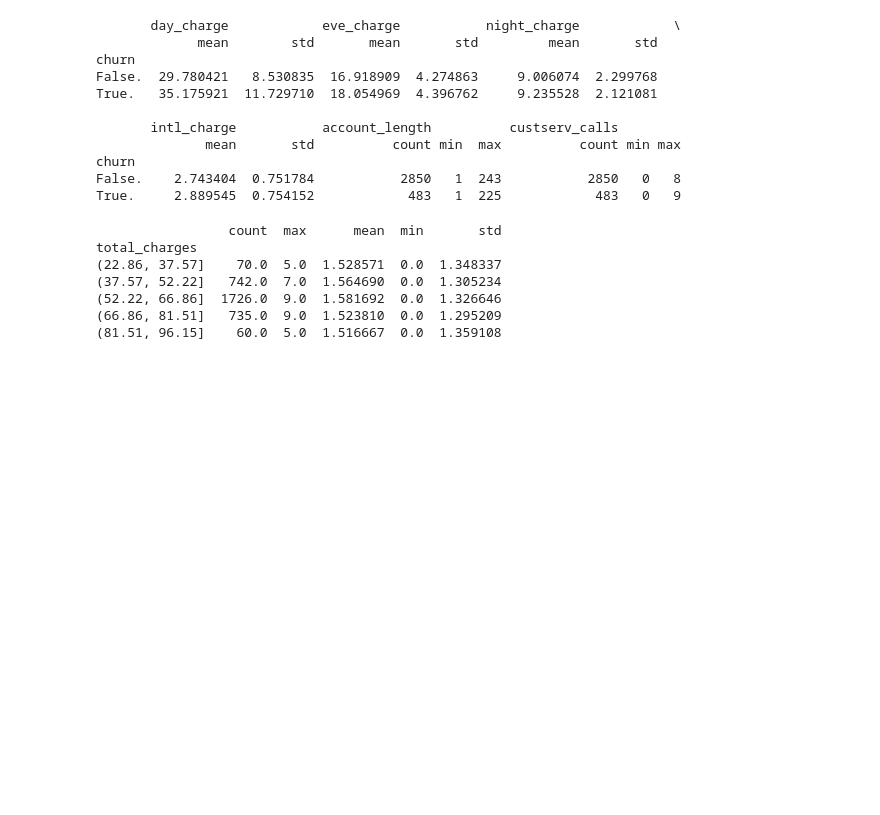
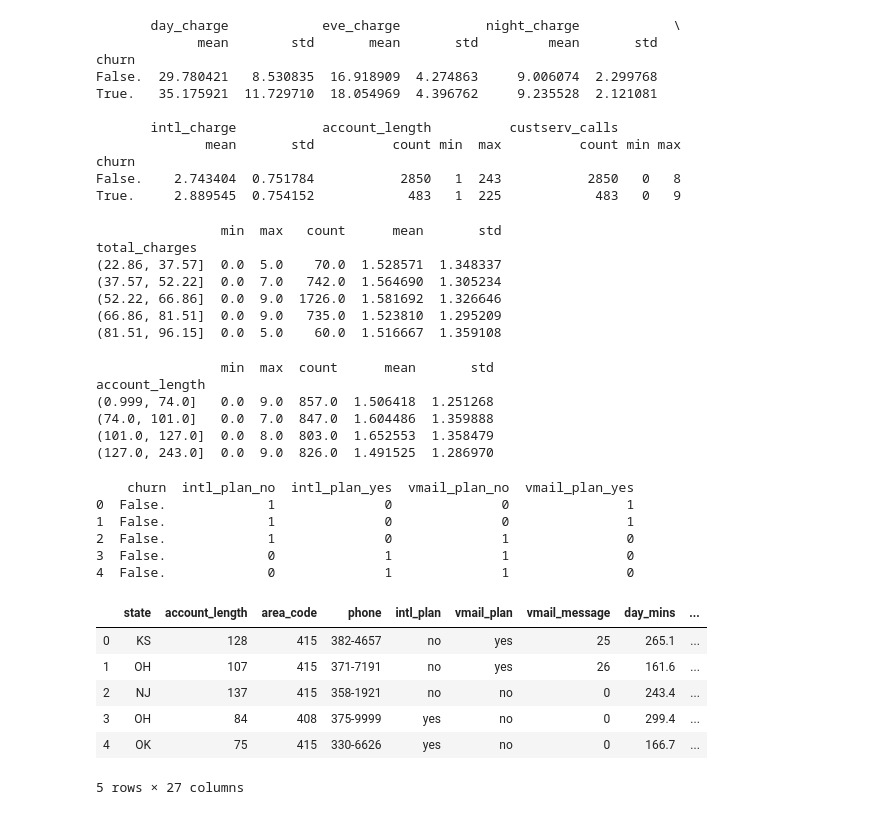
Before and after one commit to bill7845/jupyter_repo, a Jupyter notebook: jupyter_CODE/기술통계_모델링_고객이탈데이터.ipynb, the cells around one changed output. Drawn from its saved outputs; the diff is of its cells as text; code cells hidden in the pictures; blank space fills up the shorter version.

```diff
--- a/jupyter_CODE/기술통계_모델링_고객이탈데이터.ipynb
+++ b/jupyter_CODE/기술통계_모델링_고객이탈데이터.ipynb
@@ -66,14 +78,60 @@ def get_stats(group): ## 그룹 통계량 반환 함수
            'count' : group.count(), 'mean' : group.mean(),
            'std' : group.std()}
 
-grouped = churn.custserv_calls.groupby(factor_cut)
+grouped = churn.groupby(factor_cut)['custserv_calls']
 
 print(grouped.apply(get_stats).unstack())
+# print(grouped.apply(get_stats))
 # %% [output]
-                 count  max      mean  min       std
+                min  max   count      mean       std
 total_charges
-(22.86, 37.57]    70.0  5.0  1.528571  0.0  1.348337
-(37.57, 52.22]   742.0  7.0  1.564690  0.0  1.305234
-(52.22, 66.86]  1726.0  9.0  1.581692  0.0  1.326646
-(66.86, 81.51]   735.0  9.0  1.523810  0.0  1.295209
-(81.51, 96.15]    60.0  5.0  1.516667  0.0  1.359108
+(22.86, 37.57]  0.0  5.0    70.0  1.528571  1.348337
+(37.57, 52.22]  0.0  7.0   742.0  1.564690  1.305234
+(52.22, 66.86]  0.0  9.0  1726.0  1.581692  1.326646
+(66.86, 81.51]  0.0  9.0   735.0  1.523810  1.295209
+(81.51, 96.15]  0.0  5.0    60.0  1.516667  1.359108
+# %%
+factor_qcut = pd.qcut(churn.account_length, 4)
+grouped = churn.custserv_calls.groupby(factor_qcut)
+print(grouped.apply(get_stats).unstack())
+# %% [output]
+                min  max  count      mean       std
+account_length
+(0.999, 74.0]   0.0  9.0  857.0  1.506418  1.251268
+(74.0, 101.0]   0.0  7.0  847.0  1.604486  1.359888
+(101.0, 127.0]  0.0  8.0  803.0  1.652553  1.358479
+(127.0, 243.0]  0.0  9.0  826.0  1.491525  1.286970
+# %%
+# intl_plan와 vmail_plan 열에 대한 이진형 지시변수를 만들고,
+# churn열과 병합하여 새로운 데이터 프레임을 생성하기
+
+intl_dummies = pd.get_dummies(churn['intl_plan'],prefix='intl_plan')
+vmail_dummies = pd.get_dummies(churn['vmail_plan'],prefix='vmail_plan')
+
+churn_with_dummies = churn[['churn']].join([intl_dummies,vmail_dummies])
+print(churn_with_dummies.head())
+# %% [output]
+    churn  intl_plan_no  intl_plan_yes  vmail_plan_no  vmail_plan_yes
+0  False.             1              0              0               1
+1  False.             1              0              0               1
+2  False.             1              0              1               0
+3  False.             0              1              1               0
+4  False.             0              1              1               0
+# %%
+# total_charges를 사분위수로 분할하고, 이진형 지시변수를 만들고,
+# 새로운 더미변수를 churn dataFrame에 추가하기
+
+qcut_names = ['1st_quartile', '2nd_quartile', '3rd_quartile', '4th_quartile']
+total_charges_quartiles = pd.qcut(churn['total_charges'] ,4 ,labels=qcut_names)
+
+dummies = pd.get_dummies(total_charges_quartiles, prefix='total_charges')
+churn_with_dummies = churn.join(dummies)
+churn_with_dummies.head()
+# %% [output]
+|  | state | account_length | area_code | phone | intl_plan | vmail_plan | vmail_message | day_mins | ... |
+| 0 | KS | 128 | 415 | 382-4657 | no | yes | 25 | 265.1 | ... |
+| 1 | OH | 107 | 415 | 371-7191 | no | yes | 26 | 161.6 | ... |
+| 2 | NJ | 137 | 415 | 358-1921 | no | no | 0 | 243.4 | ... |
+| 3 | OH | 84 | 408 | 375-9999 | yes | no | 0 | 299.4 | ... |
+| 4 | OK | 75 | 415 | 330-6626 | yes | no | 0 | 166.7 | ... |
+5 rows × 27 columns
```
Also changed, not shown: parts of 13 cells of this notebook, 2 other files.
